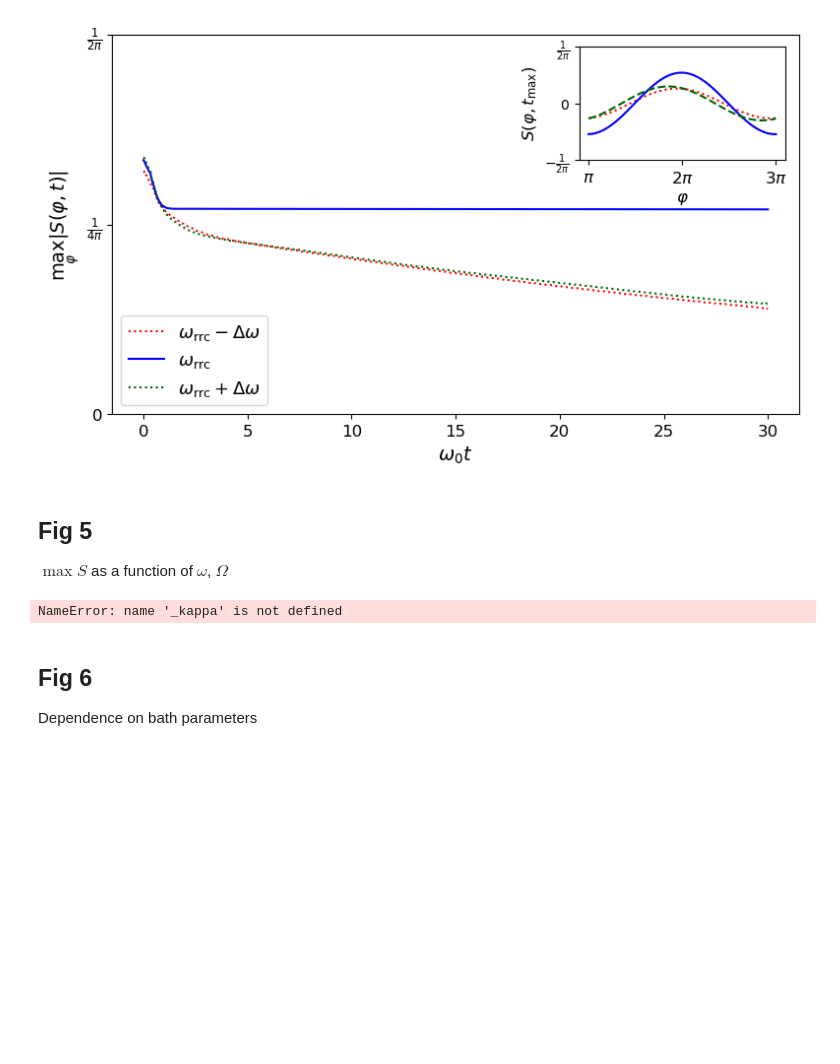
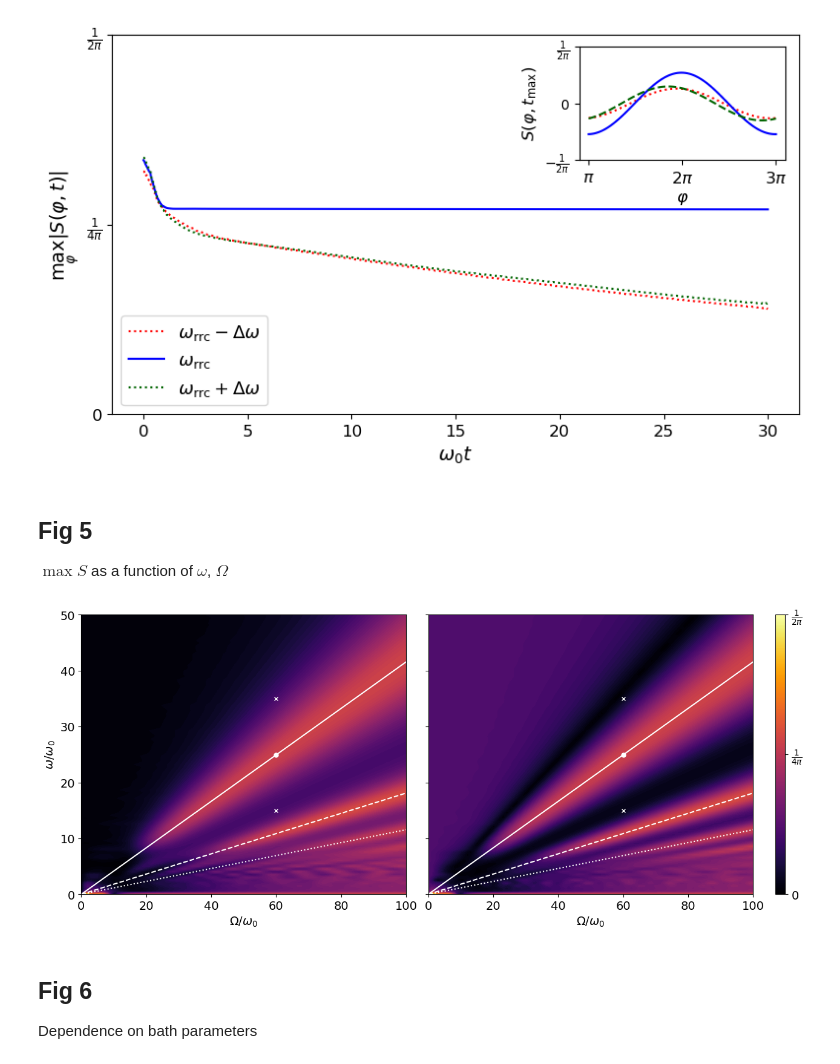
Before and after one commit to federicoSettimo/Synchronization_driven_qubit, a Jupyter notebook: synchronization.ipynb, the cells around one changed output. Cells and saved outputs as stored; diff of their text form; code cells hidden in the pictures; blank space fills up the shorter version.

```diff
--- a/synchronization.ipynb
+++ b/synchronization.ipynb
@@ -508,7 +508,7 @@ _Omega_max = 100
 _Nomegas = 100
 _N_avg = 30
 _Delta_res_plots = .2
-def plotMaxSOmega_Delta (omega_min = _omega_min, omega_max = _omega_max, Omega_min = _Omega_min, Omega_max = _Omega_max, Nomegas = _Nomegas, omega0 = _omega0, Delta = _Delta_res_plots, kappa = _kappa, tf = 40, Ntimesteps = _Ntimesteps, psi0 = _psi0, gamma = _gamma, lam = _lam, T = _T, Q = _Q, Nk = _Nk, max_depth_HEOM = _max_depth_HEOM, nsteps_HEOM = _nsteps_HEOM, Nphi = 50, figsize = (15,6), str_title = "", N_avg = _N_avg):
+def plotMaxSOmega_Delta (omega_min = _omega_min, omega_max = _omega_max, Omega_min = _Omega_min, Omega_max = _Omega_max, Nomegas = _Nomegas, omega0 = _omega0, Delta = _Delta_res_plots, tf = 40, Ntimesteps = _Ntimesteps, psi0 = _psi0, gamma = _gamma, lam = _lam, T = _T, Nk = _Nk, max_depth_HEOM = _max_depth_HEOM, nsteps_HEOM = _nsteps_HEOM, Nphi = 50, figsize = (15,6), str_title = "", N_avg = _N_avg):
     """
     Plots max S as a function of omega and Omega
     """
@@ -523,8 +523,8 @@ def plotMaxSOmega_Delta (omega_min = _omega_min, omega_max = _omega_max, Omega_m
 
     for i in range(Nomegas):
         for j in range(Nomegas):
-            rho, _ = evolve(omega=omegas[i], Omega=Omegas[j], omega0=omega0, Delta=0, kappa=kappa, tf=tf, Ntimesteps=Ntimesteps, psi0=psi0, gamma=gamma, lam=lam, T=T, Q=Q, Nk=Nk, max_depth_HEOM=max_depth_HEOM, nsteps_HEOM=nsteps_HEOM)
-            rhoD, _ = evolve(omega=omegas[i], Omega=Omegas[j], omega0=omega0, Delta=Delta, kappa=kappa, tf=tf, Ntimesteps=Ntimesteps, psi0=psi0, gamma=gamma, lam=lam, T=T, Q=Q, Nk=Nk, max_depth_HEOM=max_depth_HEOM, nsteps_HEOM=nsteps_HEOM)
+            rho, _ = evolve(omega=omegas[i], Omega=Omegas[j], omega0=omega0, Delta=0, tf=tf, Ntimesteps=Ntimesteps, psi0=psi0, gamma=gamma, lam=lam, T=T, Nk=Nk, max_depth_HEOM=max_depth_HEOM, nsteps_HEOM=nsteps_HEOM)
+            rhoD, _ = evolve(omega=omegas[i], Omega=Omegas[j], omega0=omega0, Delta=Delta, tf=tf, Ntimesteps=Ntimesteps, psi0=psi0, gamma=gamma, lam=lam, T=T, Nk=Nk, max_depth_HEOM=max_depth_HEOM, nsteps_HEOM=nsteps_HEOM)
             Zs = []
             ZsD = []
             for rho_t in rho[-N_avg:]:
@@ -562,34 +562,34 @@ def plotMaxSOmega_Delta (omega_min = _omega_min, omega_max = _omega_max, Omega_m
     ticks = [0, 1/(4*np.pi), 1/(2*np.pi)]
     cbar.set_ticks(ticks)
 
     cbar.set_ticklabels([r"$0$", r"$\frac{1}{4\pi}$", r"$\frac{1}{2\pi}$"])
 
     cbar.ax.tick_params(labelsize=_fontsize)
 
 
     ax0.set_ylabel(r"$\omega/\omega_0$", fontsize=_fontsize)
     ax1.tick_params(axis='y', labelleft=False)
     for ax in [ax0, ax1]:
         ax.plot(2.4048 * omegas, omegas, color='white')
         ax.plot(5.52 * omegas, omegas, '--', color='white')
         ax.plot(8.65 * omegas, omegas, ':', color='white')
         ax.set_xlabel(r"$\Omega/\omega_0$", fontsize=_fontsize)
         ax.set_ylim(omega_min, omega_max)
         ax.set_xlim(Omega_min, Omega_max)
 
         ax.tick_params(axis='both', labelsize=_fontsize)
 
         ax.plot(_Omega, _omega, marker='o', color='white', markersize=5)
         ax.plot(_Omega, _omega - _domega, marker='x', color='white', markersize=5)
         ax.plot(_Omega, _omega + _domega, marker='x', color='white', markersize=5)
 
     plt.savefig("S_max_Omega_Delta.png", dpi=300)
     plt.show()
 
     return
 plotMaxSOmega_Delta(Nomegas=100, omega_min=0, Omega_min=0)
 # %% [output]
-NameError: name '_kappa' is not defined
+[figure, added]
 # %% [markdown]
 ## Fig 6
 Dependence on bath parameters
```
Also changed, not shown: parts of 1 cell of this notebook.
